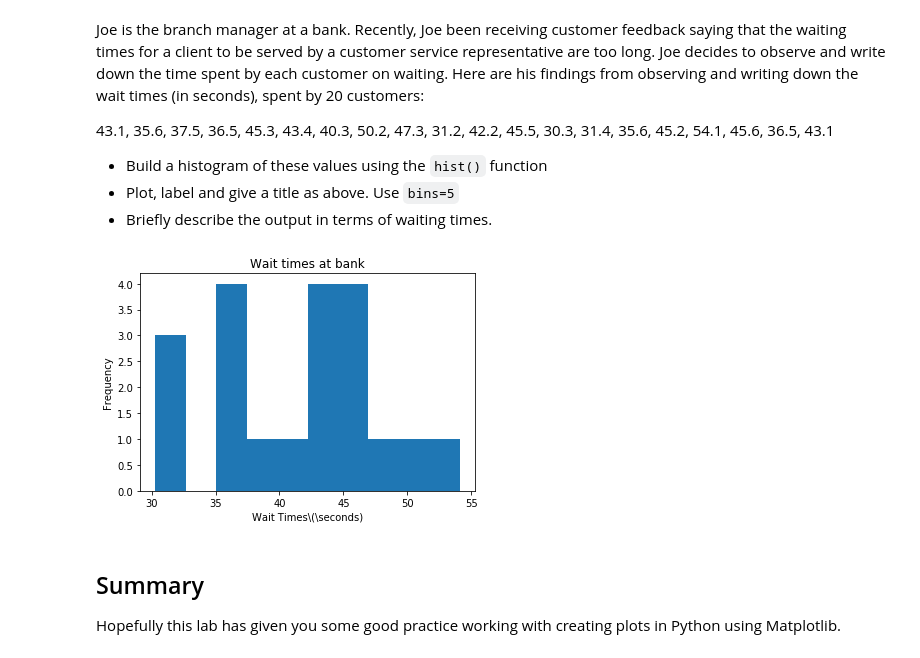
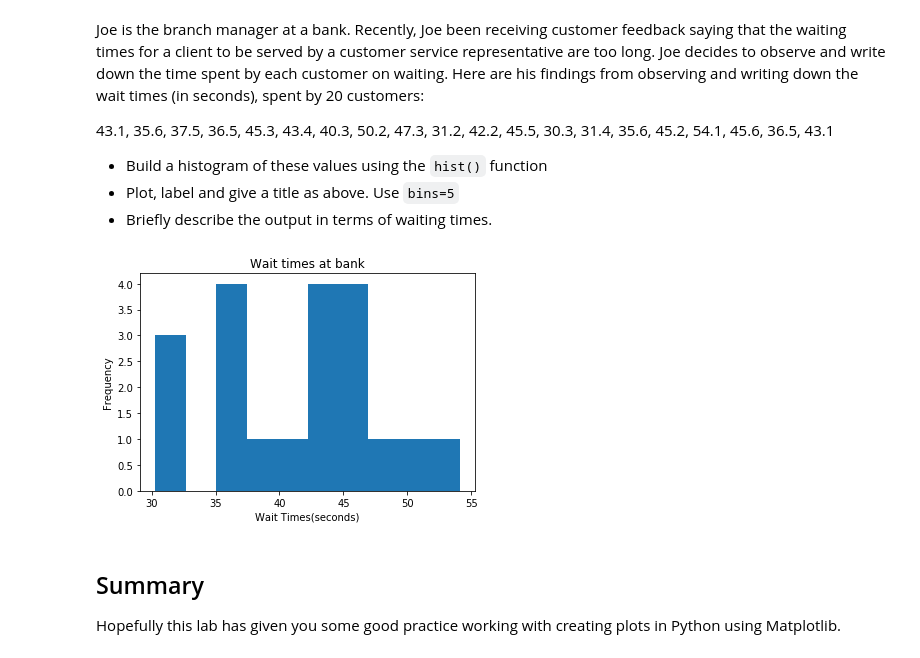
Before and after one commit to Jeremykao7/dsc-0-01-22-visualizing-data-lab-online-ds-sp-000, a Jupyter notebook: index.ipynb, the cells around one changed output. Saved outputs shown, nothing was run; the diff lists cells and outputs as text; code cells hidden in the pictures.

```diff
--- a/index.ipynb
+++ b/index.ipynb
@@ -106,16 +106,16 @@ Joe is the branch manager at a bank. Recently, Joe been receiving customer feedb
 # %%
 x = (43.1, 35.6, 37.5, 36.5, 45.3, 43.4, 40.3, 50.2, 47.3, 31.2, 42.2, 45.5, 30.3, 31.4, 35.6, 45.2, 54.1, 45.6, 36.5, 43.1)
 
 #Plot the distogram with hist() function
 plt.hist(x, bins = 10)
 
-plt.xlabel('Wait Times(\seconds)')
+plt.xlabel('Wait Times(seconds)')
 plt.ylabel('Frequency')
 plt.title('Wait times at bank')
 plt.show()
 # Label, give title and show the plot
 # %% [output]
-[figure, old version]
+[figure, new version]
 # %% [markdown]
 ## Summary
 
```
